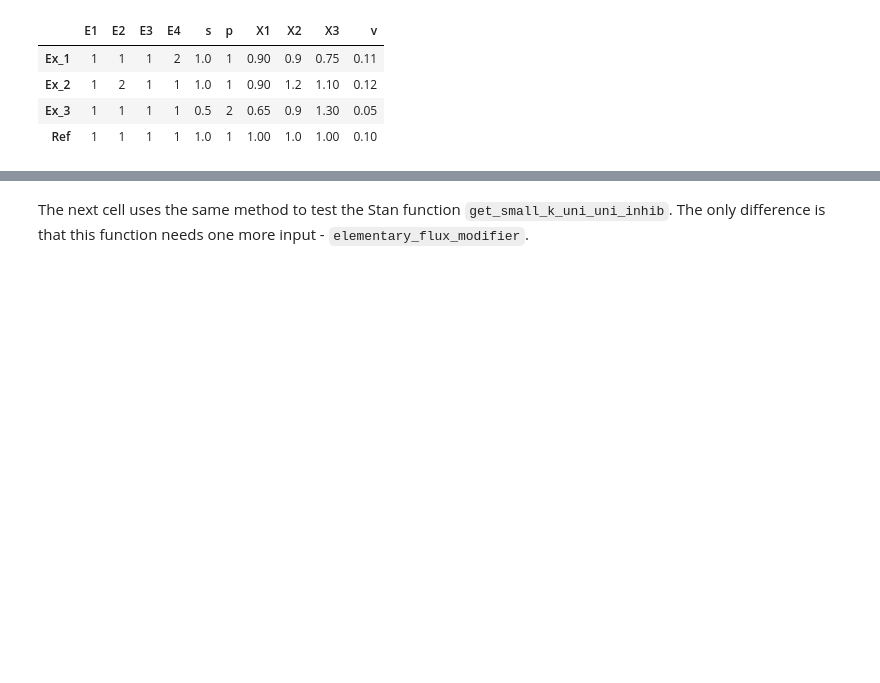
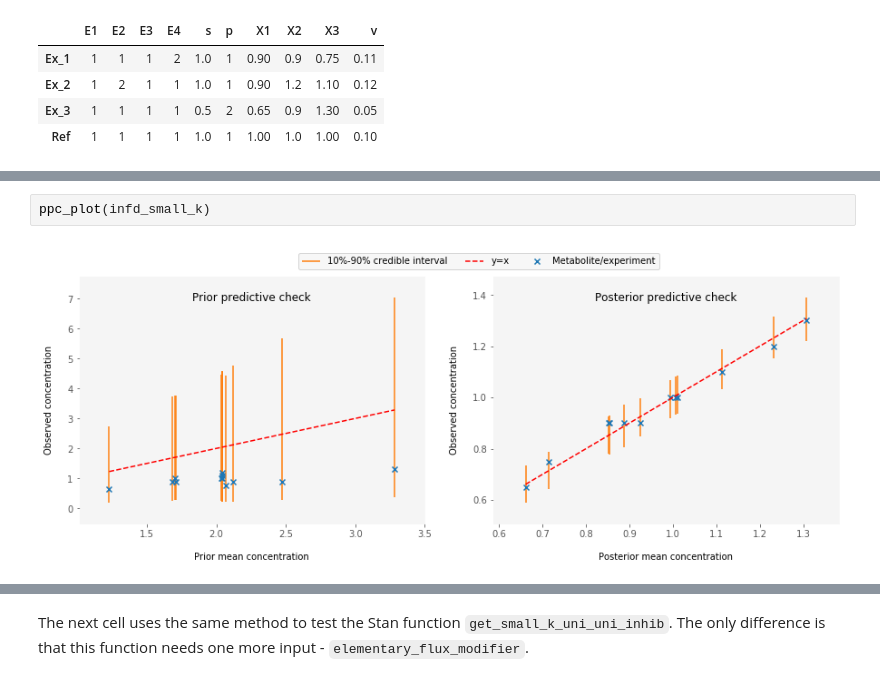
Before and after one commit to teddygroves/stan_ode_example, a Jupyter notebook: Small k example.ipynb, the cells around one changed output, grey strips where cells are left out. Drawn from its saved outputs; the diff is of its cells as text; blank space fills up the shorter version.

```diff
--- a/Small k example.ipynb
+++ b/Small k example.ipynb
@@ -72,0 +517,4 @@ The notebook will explore three different ways of parameterising the system's re
+# %%
+ppc_plot(infd_small_k)
+# %% [output]
+[figure, added]
```
Also changed, not shown: parts of 35 cells of this notebook, 6 other files.
